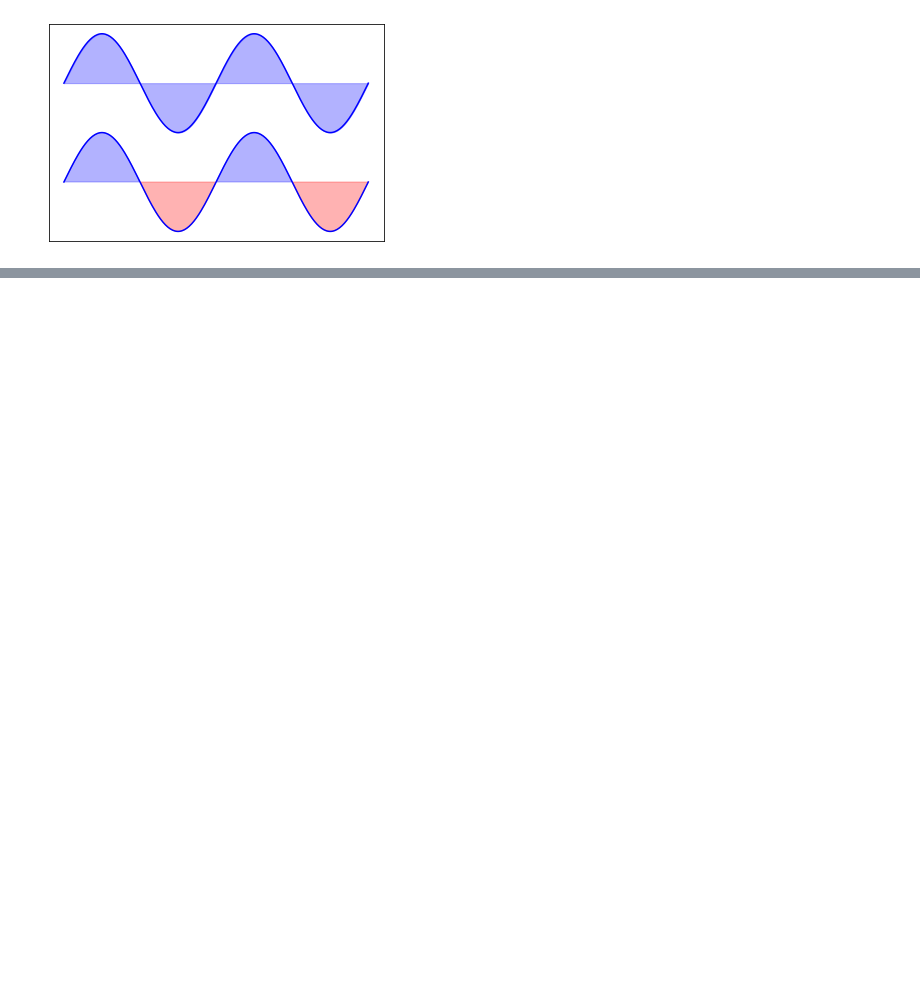
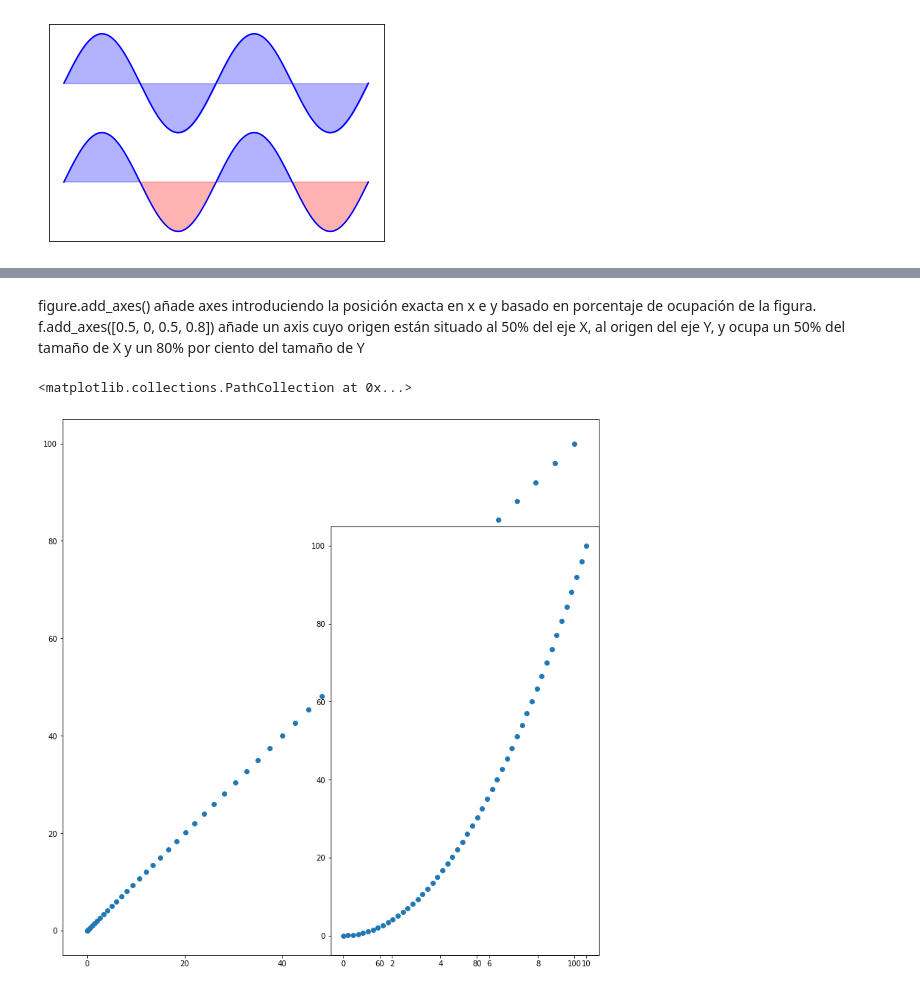
Before and after one commit to angelrps/MasterDataScience, a Jupyter notebook: ExtraClassExercises/Matplotlib_Exercises.ipynb, the cells around one changed output, grey strips where cells are left out. Drawn from its saved outputs; the diff is of its cells as text; code cells hidden in the pictures; blank space fills up the shorter version.

```diff
--- a/ExtraClassExercises/Matplotlib_Exercises.ipynb
+++ b/ExtraClassExercises/Matplotlib_Exercises.ipynb
@@ -40,0 +78,19 @@ plt.savefig('sine_exercise.png')
+# %% [markdown]
+figure.add_axes() añade axes introduciendo la posición exacta en x e y basado en porcentaje de ocupación de la figura.
+f.add_axes([0.5, 0, 0.5, 0.8]) añade un axis cuyo origen están situado al 50% del eje X, al origen del eje Y, y ocupa un 50% del tamaño de X y un 80% por ciento del tamaño de Y
+# %%
+#xs = np.random.randn(3000)*50 +50
+#ys = 2*xs +20 +np.random.randn(3000)*300
+
+xs = np.linspace(0, 10)
+ys=xs**2
+
+f = plt.figure(figsize=(10,10))
+axes1=f.add_axes([0,0,1,1])
+axes2=f.add_axes([0.5,0,0.5,0.8])
+axes1.scatter(xs**2, ys)
+axes2.scatter(xs, ys)
+#plt.plot(xs, ys, 'r--')
+# %% [output]
+<matplotlib.collections.PathCollection at 0x...>
+[figure, added]
```
Also changed, not shown: parts of 8 cells of this notebook, 2 other files.
